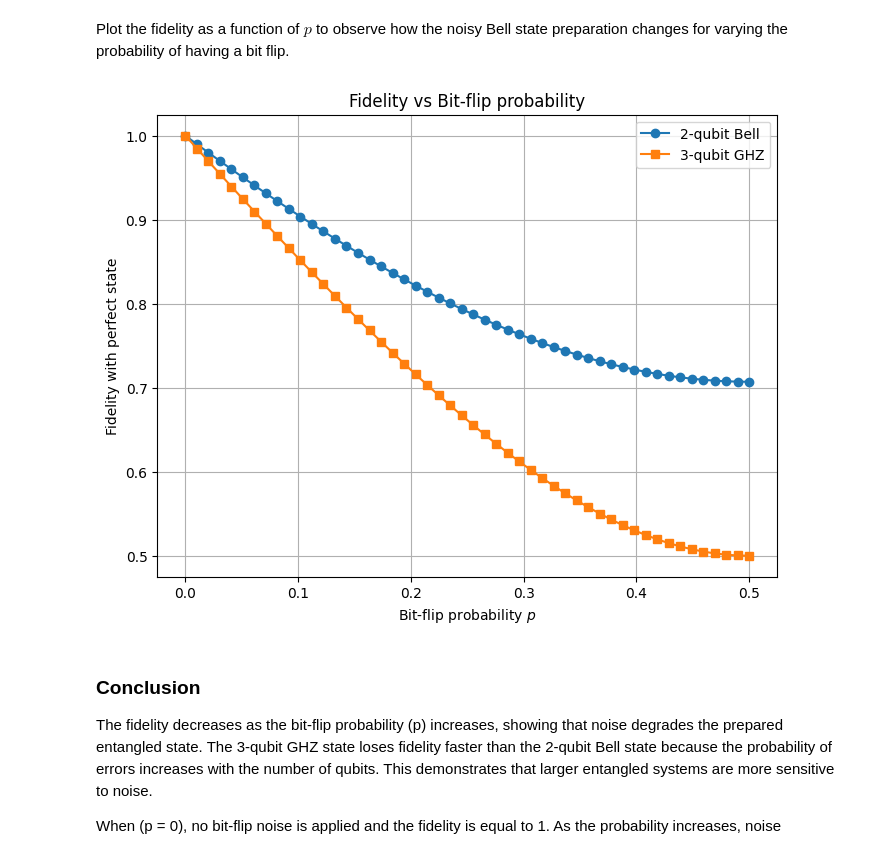
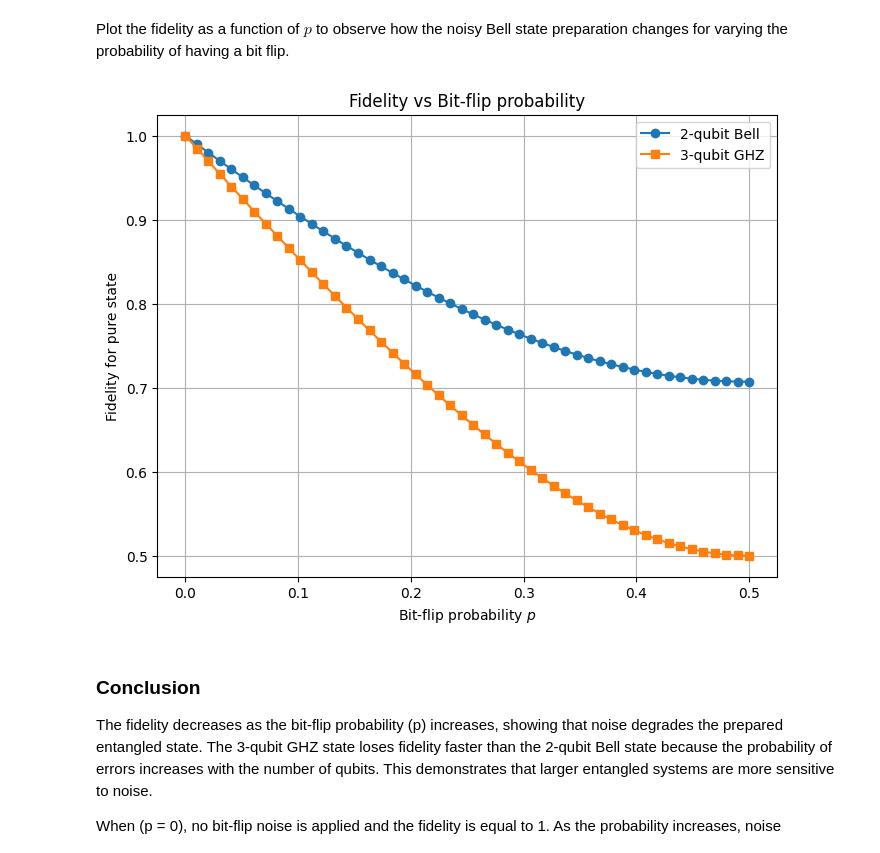
Before and after one commit to Abiyzelalem27/Quantum_Algorithms, a Jupyter notebook: Simulating_noisy.ipynb, the cells around one changed output. Saved outputs shown, nothing was run; the diff lists cells and outputs as text; code cells hidden in the pictures.

```diff
--- a/Simulating_noisy.ipynb
+++ b/Simulating_noisy.ipynb
@@ -1944,7 +1944,7 @@ fidelity_3q = []
 
 # Loop over p values
 for p in p_values:
-    # --- 2-qubit Bell state ---
+    #2-qubit Bell state
     initial_state = np.kron(ket0(), ket0())
     H1 = np.kron(H, I)
     state_after_H = H1 @ initial_state
@@ -1954,37 +1954,37 @@ for p in p_values:
 
     kraus_2q = bit_flip_kraus_nqubits(p=p, n=2)
     rho_noisy_2q = apply_kraus(rho_bell, kraus_2q)
 
     F2 = np.sqrt(np.abs(np.vdot(psi_bell, rho_noisy_2q @ psi_bell)))
     fidelity_2q.append(F2)
 
-    # --- 3-qubit GHZ state ---
+    #3-qubit GHZ state
     psi_ghz = (np.kron(np.kron(ket0(), ket0()), ket0()) +
                np.kron(np.kron(ket1(), ket1()), ket1())) / np.sqrt(2)
     rho_ghz = dm(psi_ghz)
 
     kraus_3q = bit_flip_kraus_nqubits(p=p, n=3)
     rho_noisy_3q = apply_kraus(rho_ghz, kraus_3q)
 
     F3 = np.sqrt(np.abs(np.vdot(psi_ghz, rho_noisy_3q @ psi_ghz)))
     fidelity_3q.append(F3)
 
 # Convert to numpy arrays
 fidelity_2q = np.array(fidelity_2q)
 fidelity_3q = np.array(fidelity_3q)
 
-# --- Plot ---
+
 plt.figure(figsize=(8,6))
 plt.plot(p_values, fidelity_2q, 'o-', label='2-qubit Bell')
 plt.plot(p_values, fidelity_3q, 's-', label='3-qubit GHZ')
 plt.xlabel("Bit-flip probability $p$")
-plt.ylabel("Fidelity with perfect state")
+plt.ylabel("Fidelity for pure state")
 plt.title("Fidelity vs Bit-flip probability")
 plt.grid(True)
 plt.legend()
 plt.show()
 # %% [output]
-[figure, old version]
+[figure, new version]
 # %% [markdown]
 ### Conclusion
 
```
Also changed, not shown: parts of 4 cells of this notebook.
